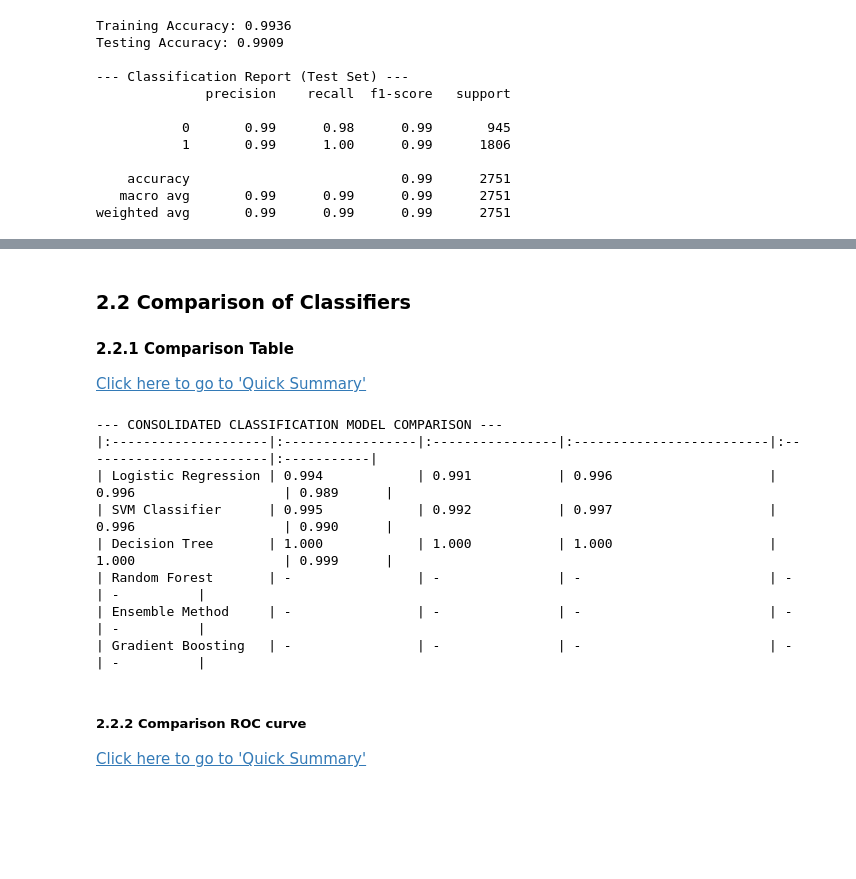
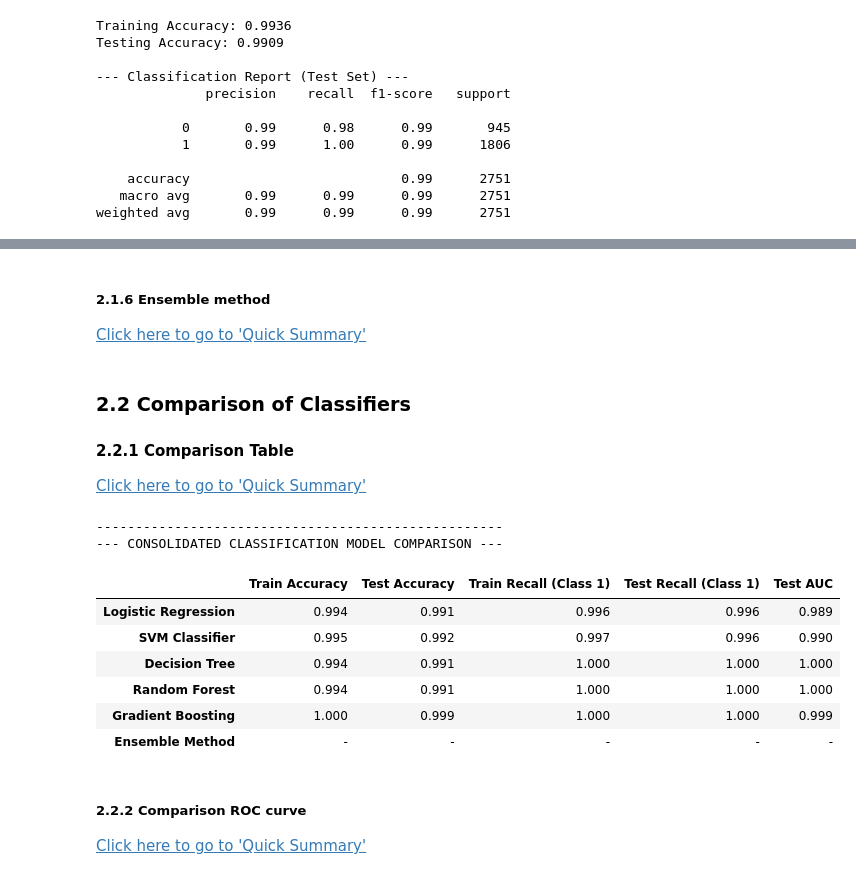
Before and after one commit to sanchitram1/pyspam, a Jupyter notebook: models.ipynb, the cells around one changed output, grey strips where cells are left out. Drawn from its saved outputs; the diff is of its cells as text; code cells hidden in the pictures; blank space fills up the shorter version.

```diff
--- a/models.ipynb
+++ b/models.ipynb
@@ -402,3 +527,6 @@ weighted avg       0.99      0.99      0.99      2751
+# %% [markdown]
+##### 2.1.6 Ensemble method
+[Click here to go to 'Quick Summary'](#quick-summary)
 # %% [markdown]
 ### 2.2 Comparison of Classifiers
 #### 2.2.1 Comparison Table
@@ -445,46 +573,72 @@ svm_metrics = structure_model_metrics(
 dtc_metrics = structure_model_metrics(
     y_train, y_test, y_train_pred_dtc, y_test_pred_dtc,
     train_accuracy_dtc, test_accuracy_dtc, auc_dtc
 )
 
-# D. Placeholder for remaining models (Random Forest, Ensemble)
+# D. Random Forest
+dtc_metrics = structure_model_metrics(
+    y_train, y_test, y_train_pred_rf, y_test_pred_rf,
+    train_accuracy_rf, test_accuracy_rf, auc_rf
+)
+
+# D. Random Forest
+rf_metrics = structure_model_metrics(
+    y_train, y_test, y_train_pred_rf, y_test_pred_rf,
+    train_accuracy_rf, test_accuracy_rf, auc_rf
+)
+
+# D.Gradient Boosting
+ensemble_metrics = structure_model_metrics(
+    y_train, y_test, y_train_pred_gb, y_test_pred_gb,
+    train_accuracy_gb, test_accuracy_gb, auc_gb
+)
+
+# # F.Ensemble method
+# ensemble_metrics = structure_model_metrics(
+#     y_train, y_test, y_train_pred_en, y_test_pred_en,
+#     train_accuracy_en, test_accuracy_en, auc_en
+# )
+
+
 placeholder_metrics = {
     'Train Accuracy': np.nan,
     'Test Accuracy': np.nan,
     'Train Recall (Class 1)': np.nan,
     'Test Recall (Class 1)': np.nan,
     'Test AUC': np.nan
 }
 
 # --- 3. Consolidate into the Final DataFrame ---
 all_results = {
     'Logistic Regression': logreg_metrics,
     'SVM Classifier': svm_metrics,
     'Decision Tree': dtc_metrics,
-    'Random Forest': placeholder_metrics,
-    'Ensemble Method': placeholder_metrics.copy(),
-    'Gradient Boosting': placeholder_metrics.copy()
+    'Random Forest': rf_metrics,
+    'Gradient Boosting' : ensemble_metrics,
+    'Ensemble Method': placeholder_metrics.copy()
 }
 
 results_df = pd.DataFrame(all_results).T
 
 # --- 4. Display the Formatted Table ---
-print("\n--- CONSOLIDATED CLASSIFICATION MODEL COMPARISON ---")
+print("----------------------------------------------------\n--- CONSOLIDATED CLASSIFICATION MODEL COMPARISON ---")
 
 # Format all columns to 3 decimal places
 results_df_formatted = results_df.applymap(lambda x: f"{x:.3f}" if pd.notna(x) else '-')
 
 # Print the final comparison table
-print(results_df_formatted.to_markdown(index=True))
+#print(results_df_formatted.to_markdown(index=True))
+results_df_formatted
 # %% [output]
+----------------------------------------------------
 --- CONSOLIDATED CLASSIFICATION MODEL COMPARISON ---
-|:--------------------|:-----------------|:----------------|:-------------------------|:------------------------|:-----------|
-| Logistic Regression | 0.994            | 0.991           | 0.996                    | 0.996                   | 0.989      |
-| SVM Classifier      | 0.995            | 0.992           | 0.997                    | 0.996                   | 0.990      |
-| Decision Tree       | 1.000            | 1.000           | 1.000                    | 1.000                   | 0.999      |
-| Random Forest       | -                | -               | -                        | -                       | -          |
-| Ensemble Method     | -                | -               | -                        | -                       | -          |
-| Gradient Boosting   | -                | -               | -                        | -                       | -          |
+|  | Train Accuracy | Test Accuracy | Train Recall (Class 1) | Test Recall (Class 1) | Test AUC |
+| Logistic Regression | 0.994 | 0.991 | 0.996 | 0.996 | 0.989 |
+| SVM Classifier | 0.995 | 0.992 | 0.997 | 0.996 | 0.990 |
+| Decision Tree | 0.994 | 0.991 | 1.000 | 1.000 | 1.000 |
+| Random Forest | 0.994 | 0.991 | 1.000 | 1.000 | 1.000 |
+| Gradient Boosting | 1.000 | 0.999 | 1.000 | 1.000 | 0.999 |
+| Ensemble Method | - | - | - | - | - |
 # %% [markdown]
 ##### 2.2.2 Comparison ROC curve
 [Click here to go to 'Quick Summary'](#quick-summary)
```
Also changed, not shown: parts of 9 cells of this notebook.
